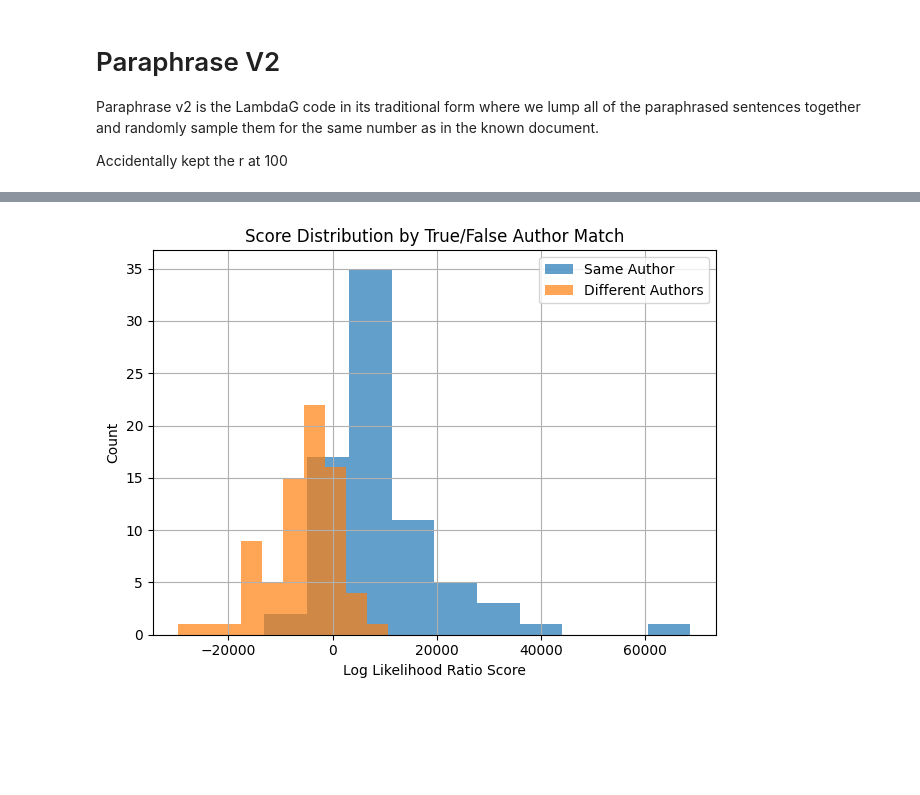
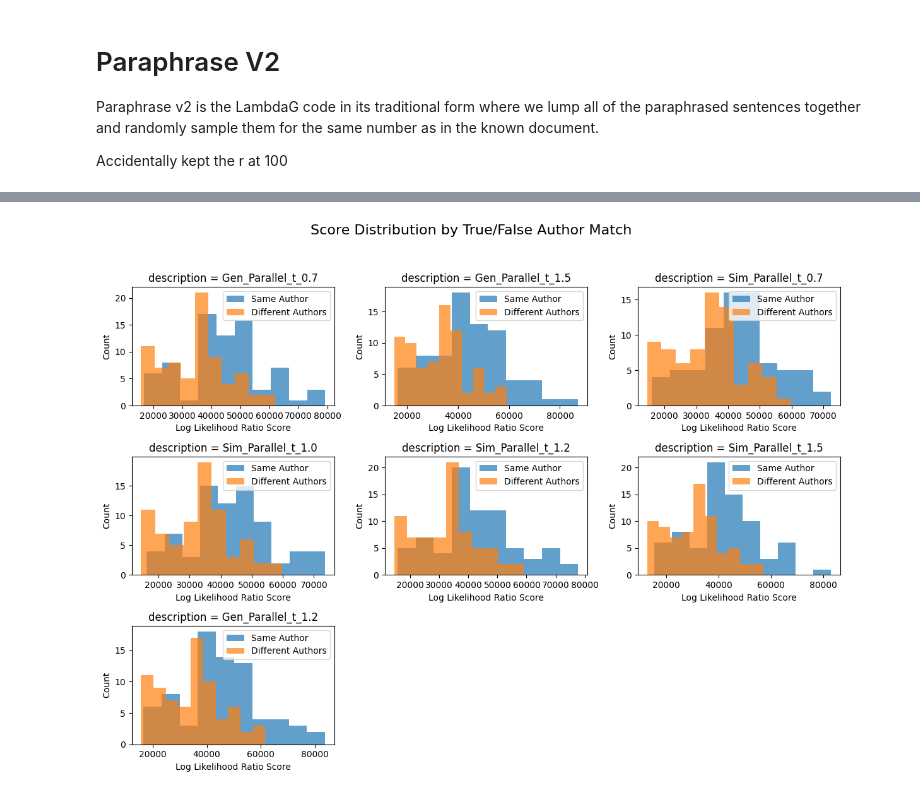
Before and after one commit to BenJCross1995/av_distributions, a Jupyter notebook: notebooks/LambdaG Paraphrase Results.ipynb, the cells around one changed output, grey strips where cells are left out. Drawn from its saved outputs; the diff is of its cells as text; code cells hidden in the pictures; blank space fills up the shorter version.

```diff
--- a/notebooks/LambdaG Paraphrase Results.ipynb
+++ b/notebooks/LambdaG Paraphrase Results.ipynb
@@ -122,8 +131,8 @@ Paraphrase v2 is the LambdaG code in its traditional form where we lump all of t
 
 Accidentally kept the r at 100
 # %%
-jsonl_files = glob.glob(f"{v2_dir}/*.jsonl")
-sorted(jsonl_files)
-
-print(jsonl_files)
+v2_data = combine_and_aggregate_results_data(v2_dir, method='paraphrase_v2', group_cols=['description', 'problem', 'target'])
+v2_data['description'] = v2_data['description'] + ' - lambdaG_paraphrase_v2'
+v2_data = split_description(v2_data)
+v2_data.head(4)
 # %% [output]
@@ -131,2 +144,4 @@ print(jsonl_files)
 # %%
-data = read_jsonl(jsonl_files[-1])
+distribution_plot(v2_data, score_col='score', target_col='target', group_col='description')
+# %% [output]
+[figure, added]
@@ -144,4 +147,0 @@ grouped_data = (
-# %%
-plot_distributions(grouped_data)
-# %% [output]
-[figure, removed]
```
Also changed, not shown: parts of 59 cells of this notebook, 34 other files.
